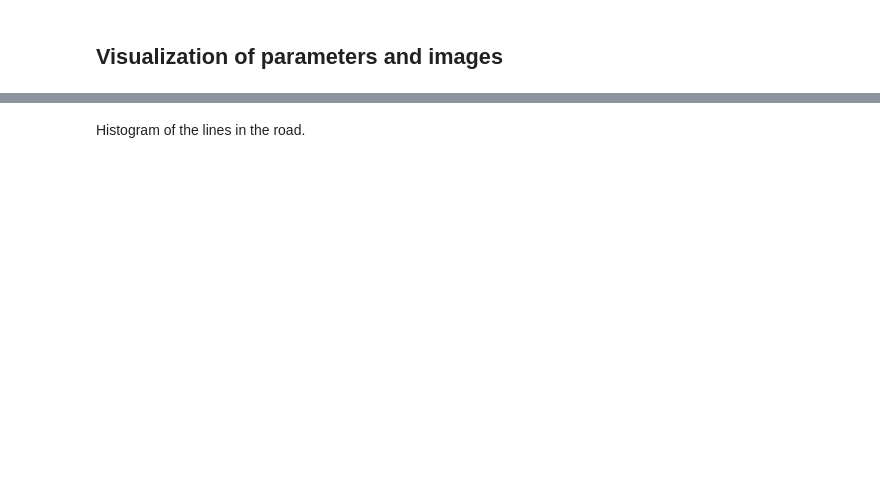
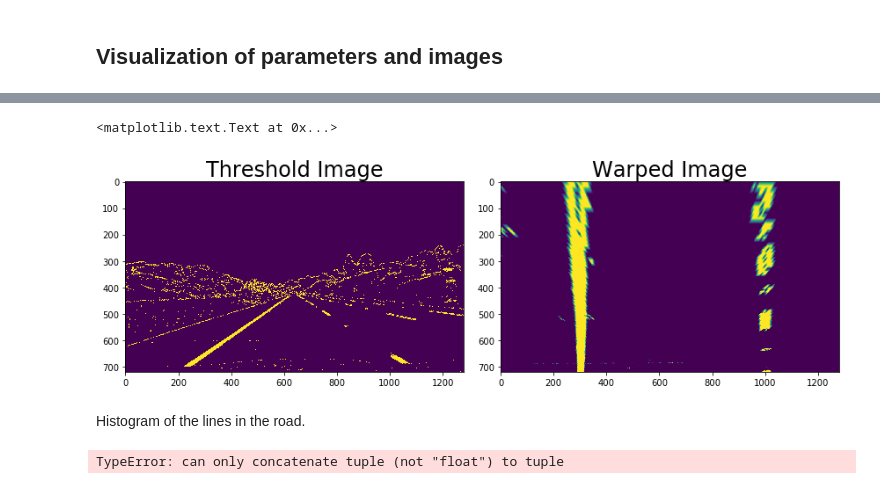
Before and after one commit to jkocsis3/Advanced-Lane-Finding, a Jupyter notebook: AdvancedLaneDetection.ipynb, the cells around one changed output, grey strips where cells are left out. Drawn from its saved outputs; the diff is of its cells as text; code cells hidden in the pictures; blank space fills up the shorter version.

```diff
--- a/AdvancedLaneDetection.ipynb
+++ b/AdvancedLaneDetection.ipynb
@@ -634,3 +667,53 @@ plt.imshow(combinedTest, cmap ='gray')
+# %%
+#Visualize a processed binary image
+#convert the image to HLS, and use the S channel.
+# perform the gradient and threshold work and get a binary image
+combinedTest = ProcessImage(undistortedImageTest)
+# warp the image into an overhead view
+warpedTest = cv2.warpPerspective(combinedTest, m, img_size, flags=cv2.INTER_LINEAR)
+
+f, (ax1, ax2) = plt.subplots(1, 2, figsize=(12, 4.5))
+f.tight_layout()
+
+ax1.imshow(combinedTest)
+ax1.set_title("Threshold Image", fontsize=24)
+
+ax2.imshow(warpedTest)
+ax2.set_title("Warped Image", fontsize=24)
+# %% [output]
+<matplotlib.text.Text at 0x...>
+[figure, added]
 # %% [markdown]
 Histogram of the lines in the road.
+# %%
+window_centroids = find_window_centroids(warpedTest, window_width, window_height, margin)
+
+# These arrays will hold the lines for the curves.
+leftx = []
+rightx = []
+for level in range(0,len(window_centroids)):
+    leftx.append(window_centroids[level][0])
+    rightx.append(window_centroids[level][1])
+
+# get the values needed to determine the curve of the line
+yvals = range(0, combinedTest.shape[0])
+res_yvals = np.arange(combinedTest.shape[0]-(window_height/2),0,-window_height)
+
+left_fit = np.polyfit(res_yvals, leftx, 2)
+left_fitx = left_fit[0]*yvals*yvals + left_fit[1]*yvals + left_fit[2]
+left_fitx = np.array(left_fitx, np.int32)
+
+right_fit = np.polyfit(res_yvals, rightx, 2)
+right_fitx = right_fit[0]*yvals*yvals + right_fit[1]*yvals + right_fit[2]
+right_fitx = np.array(right_fitx, np.int32)
+
+left_lane = np.array(list(zip(np.concatenate((left_fitx-window_width/2, left_fitx[::-1]+window_width/2), axis=0), np.concatenate((yvals, yvals[::-1]), axis=0))), np.int32)
+right_lane = np.array(list(zip(np.concatenate((right_fitx-window_width/2, right_fitx[::-1]+window_width/2), axis=0), np.concatenate((yvals, yvals[::-1]), axis=0))), np.int32)
+middle_marker = np.array(list(zip(np.concatenate((right_fitx-window_width/2, right_fitx[::-1]+window_width/2), axis=0), np.concatenate((yvals, yvals[::-1]), axis=0))), np.int32)
+
+xm_per_pix = 3.7/700
+center = (((left_fit[0]*720**2+left_fit[1]*720+left_fit[2]) +(right_fit[0]*720**2+right_fit[1]*720+right_fit[2]) ) /2 - 640)*xm_per_pix
+center = round(center, 2)
+# %% [output]
+TypeError: can only concatenate tuple (not "float") to tuple
 # %%
```
Also changed, not shown: parts of 17 cells of this notebook, 6 other files.
